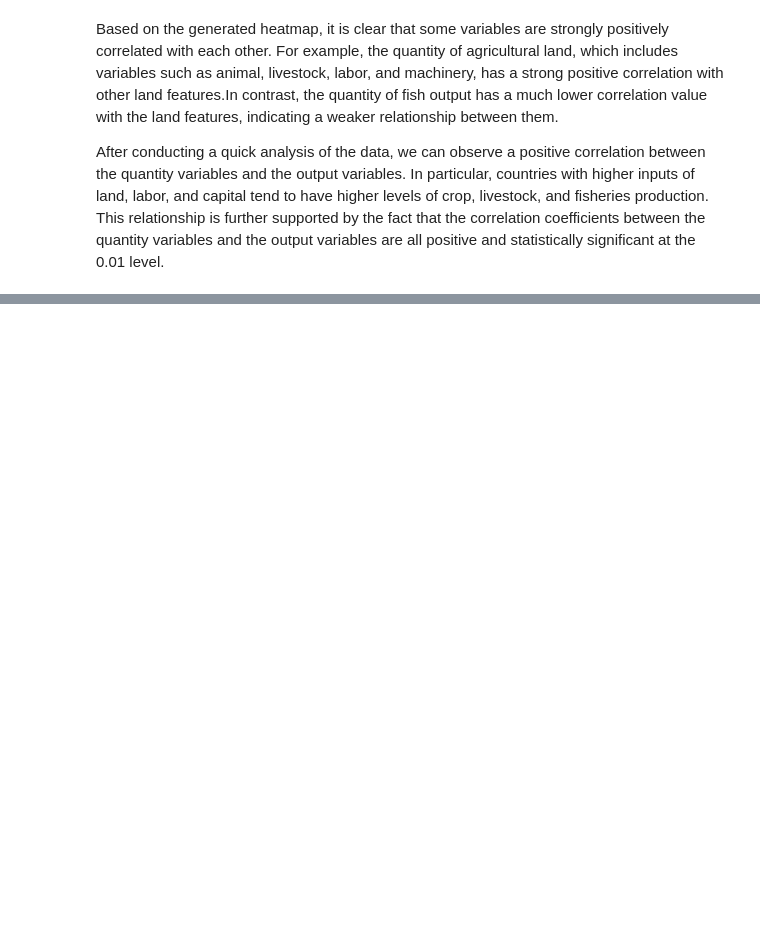
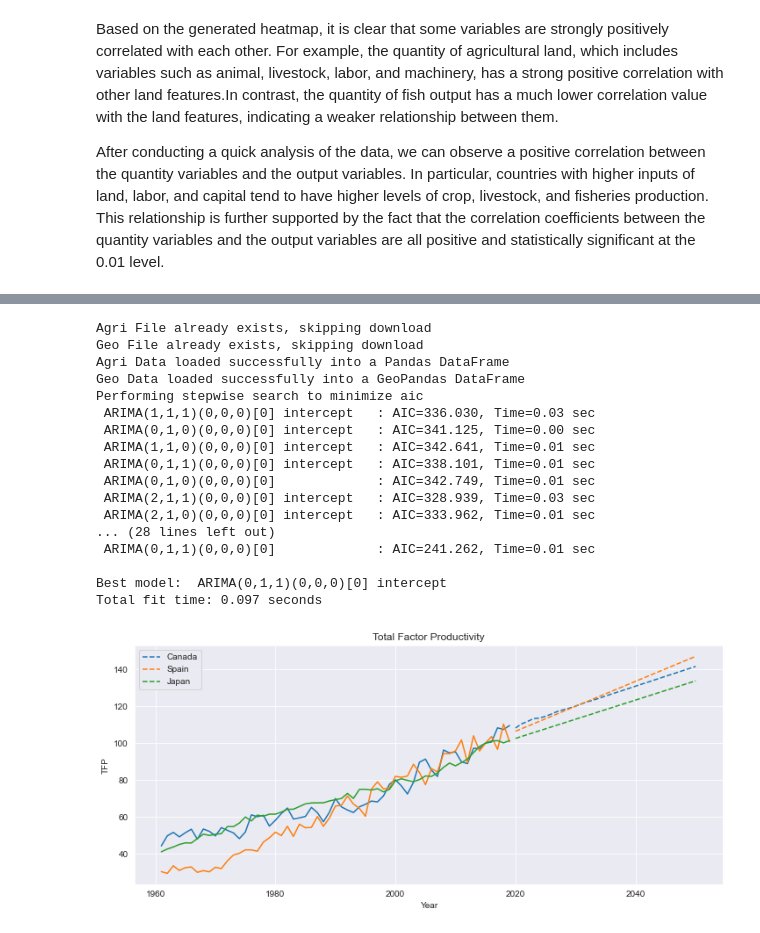
Before and after one commit to mfish00/Advanced-Programming-for-Data-Science-Project, a Jupyter notebook: Showcase_Final.ipynb, the cells around one changed output, grey strips where cells are left out. Drawn from its saved outputs; the diff is of its cells as text; code cells hidden in the pictures; blank space fills up the shorter version.

```diff
--- a/Showcase_Final.ipynb
+++ b/Showcase_Final.ipynb
@@ -105,0 +133,22 @@ ValueError: aspect must be finite and positive
+# %%
+x = Agros_class()
+x.predictor('Canada', 'Spain', 'Japan')
+# %% [output]
+Agri File already exists, skipping download
+Geo File already exists, skipping download
+Agri Data loaded successfully into a Pandas DataFrame
+Geo Data loaded successfully into a GeoPandas DataFrame
+Performing stepwise search to minimize aic
+ ARIMA(1,1,1)(0,0,0)[0] intercept   : AIC=336.030, Time=0.03 sec
+ ARIMA(0,1,0)(0,0,0)[0] intercept   : AIC=341.125, Time=0.00 sec
+ ARIMA(1,1,0)(0,0,0)[0] intercept   : AIC=342.641, Time=0.01 sec
+ ARIMA(0,1,1)(0,0,0)[0] intercept   : AIC=338.101, Time=0.01 sec
+ ARIMA(0,1,0)(0,0,0)[0]             : AIC=342.749, Time=0.01 sec
+ ARIMA(2,1,1)(0,0,0)[0] intercept   : AIC=328.939, Time=0.03 sec
+ ARIMA(2,1,0)(0,0,0)[0] intercept   : AIC=333.962, Time=0.01 sec
+... (28 lines left out)
+ ARIMA(0,1,1)(0,0,0)[0]             : AIC=241.262, Time=0.01 sec
+
+Best model:  ARIMA(0,1,1)(0,0,0)[0] intercept
+Total fit time: 0.097 seconds
+[figure, added]
```
Also changed, not shown: parts of 8 cells of this notebook, 3 other files.
